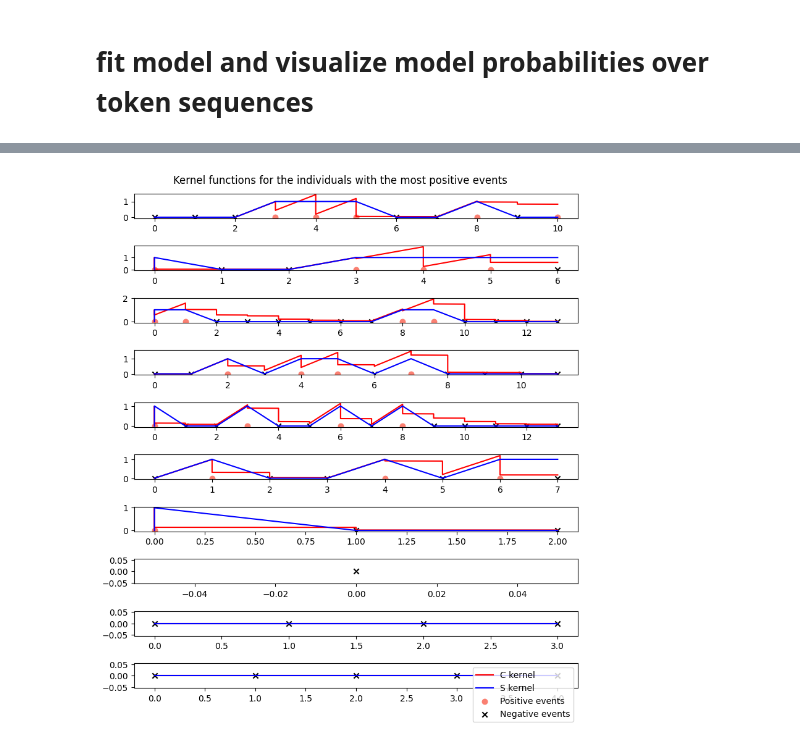
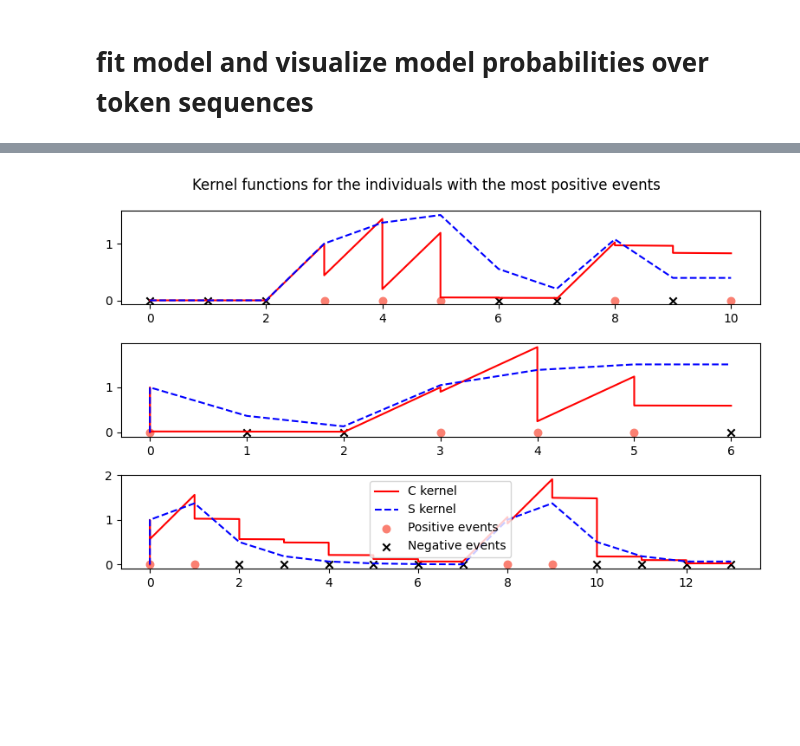
Before and after one commit to Lasse-mohr/hawkes_partners, a Jupyter notebook: notebooks/insert_token_events.ipynb, the cells around one changed output, grey strips where cells are left out. Saved outputs shown, nothing was run; the diff lists cells and outputs as text; code cells hidden in the pictures; blank space fills up the shorter version.

Commit message:
Finished toy data plots

```diff
--- a/notebooks/insert_token_events.ipynb
+++ b/notebooks/insert_token_events.ipynb
@@ -45,7 +45,7 @@ for i in np.unique(individuals):
         }
 # %%
 # subselect the n individuals with the most positive events
-n=10
+n=3
 
 obs_dict_filtered = {k: v for k, v in sorted(obs_dict.items(), key=lambda item: item[1]['n_pos_events'], reverse=True)[:n]}
 # %%
@@ -101,7 +101,7 @@ def create_token_times(obs_dict_filtered, n_plot_events):
 from src.self_exciting.hawkes_regression import SelfExcitingLogisticRegression as SELR
 model = SELR(
     max_iter=int(10**4),
-    time_types=['discrete', 'discrete'],
+    time_types=['discrete', 'continuous'],
     ignore_errors=True,
     tol=1e-8
     )
@@ -109,5 +109,5 @@ model.fit(times_all=times, events_all=events, individuals_all=individuals, covar
 model.beta_c = 10
 model.delta_c = 10
 model.beta_s = 10
-model.delta_s = 10
+model.delta_s = 1
 # %% [output]
@@ -218,30 +218,30 @@ plt.tight_layout()
 # %%
 fig, ax = plt.subplots(figsize=(8,4 + int(n/2)), nrows=len(obs_dict_filtered), ncols=1)
 
 for i, person_dict in enumerate(obs_dict_filtered.values()):
     token_cont_time, token_discrete_time = create_token_times(person_dict, n_plot_events)
 
     _, c, s = model.predict_probas(
                 time_points=token_cont_time,
                 event_times=person_dict['times'],
                 covariates=person_dict['covariates'],
                 events=person_dict['events'],
                 return_kernels=True
     )
 
     ax[i].plot(token_discrete_time, c, 'r', label='C kernel')
-    ax[i].plot(token_discrete_time, s, 'b', label='S kernel')
+    ax[i].plot(token_discrete_time, s, 'b', label='S kernel', linestyle='dashed')
 
     # plot the true events
     obs_events = person_dict['events']
     discrete_times= person_dict['times'][1]
     pos_idx = obs_events == 1
 
     ax[i].scatter(discrete_times[pos_idx], np.zeros(sum(pos_idx)), color='salmon', label='Positive events', marker='.', s=150)
     ax[i].scatter(discrete_times[~pos_idx], np.zeros(sum(~pos_idx)), color='black', label='Negative events', marker='x')
 
 plt.legend()
 plt.suptitle('Kernel functions for the individuals with the most positive events')
 plt.tight_layout()
 # %% [output]
-[figure, old version]
+[figure, new version]
```
Also changed, not shown: parts of 4 cells of this notebook, 1 other file.
